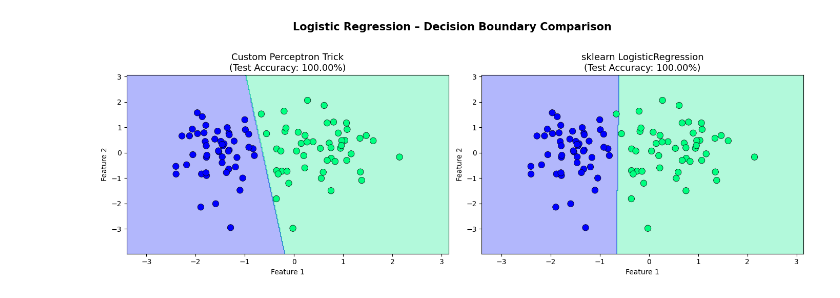
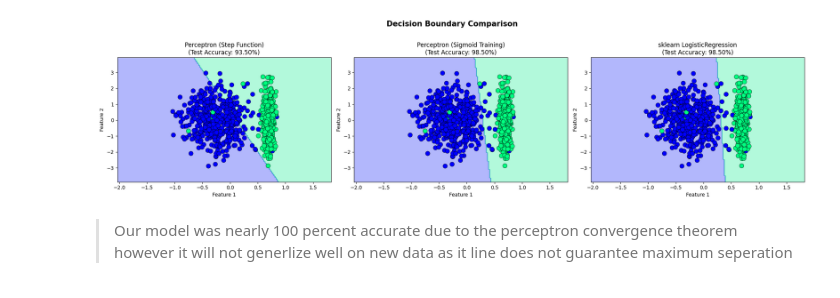
Before and after one commit to moksh-m9u/Machine-Learning, a Jupyter notebook: Logistic Regression/01_ImplementationUsingPerceptronTrick.ipynb, the cells around one changed output. Cells and saved outputs as stored; diff of their text form; code cells hidden in the pictures.

Commit message:
refactor: implemented perceptron trick using both step and sigmoid function and compared it with sklearn's logistic regression classifier

```diff
--- a/Logistic Regression/01_ImplementationUsingPerceptronTrick.ipynb
+++ b/Logistic Regression/01_ImplementationUsingPerceptronTrick.ipynb
@@ -7,5 +15,5 @@ from sklearn.linear_model import LogisticRegression
 # %%
-X, y = make_classification(n_samples=100, n_features=2, n_informative=1,n_redundant=0,n_classes=2, n_clusters_per_class=1, random_state=41,hypercube=False,class_sep=10)
+X, y = make_classification(n_samples=1000, n_features=2, n_informative=1,n_redundant=0,n_classes=2, n_clusters_per_class=1, random_state=42,hypercube=False,class_sep=1)
 # %%
 X.shape
 # %% [output]
@@ -38,7 +65,7 @@ class perceptron():
         for i in range(self.epochs):
             j=np.random.randint(0,X.shape[0])
             y_hat=step(np.dot(X[j],self.weights))
-            self.weights=self.weights+self.learning_rate* (y[j]-y_hat)*X[j]
+            self.weights=self.weights + self.learning_rate* (y_train[j]-y_hat)*X[j]
         return self.weights[0] , self.weights[1:]
     def predict(self, X):
         X = np.insert(X, 0, 1, axis=1)
@@ -45,0 +78,3 @@ class perceptron():
+# %%
+def sigmoid(z):
+    return 1/(1+np.exp(-z))
@@ -47,7 +101,16 @@ class perceptron():
 from sklearn.model_selection import train_test_split
 X_train, X_test, y_train, y_test = train_test_split(X, y, test_size=0.2, random_state=42)
 clf = perceptron(learning_rate=0.1, epochs=1000)
+
+sigper= perceptron_sigmoid(learning_rate=0.1, epochs=1000)
+
+bias_sigmoid, weights_sigmoid= sigper.fit(X_train,y_train)
+
 bias, weights = clf.fit(X_train, y_train)
 print(f"Bias (w0)  : {bias:.4f}")
 print(f"Weights    : {weights}")
+
+bia_sigmoid, weights_sigmoid = clf.fit(X_train, y_train)
+print(f"Bias for sigmoid(w0)  : {bias_sigmoid:.4f}")
+print(f"Weights  for sigmoid  : {weights_sigmoid}")
 # %% [output]
@@ -71,46 +155,40 @@ sklearn LogisticRegression : 100.00%
 # %%
-def plot_decision_boundary(clf_custom, clf_sklearn, X, y):
+def plot_decision_boundary(clf_custom, clf_sigmoid, clf_sklearn, X, y):
     h = 0.02
     x_min, x_max = X[:, 0].min() - 1, X[:, 0].max() + 1
     y_min, y_max = X[:, 1].min() - 1, X[:, 1].max() + 1
     xx, yy = np.meshgrid(np.arange(x_min, x_max, h),
                          np.arange(y_min, y_max, h))
     grid = np.c_[xx.ravel(), yy.ravel()]
 
     Z_custom  = clf_custom.predict(grid).reshape(xx.shape)
+    Z_sigmoid = clf_sigmoid.predict(grid).reshape(xx.shape)
     Z_sklearn = clf_sklearn.predict(grid).reshape(xx.shape)
 
-    fig, axes = plt.subplots(1, 2, figsize=(14, 5))
+    fig, axes = plt.subplots(1, 3, figsize=(20, 5))
 
-    # Custom Perceptron
-    axes[0].contourf(xx, yy, Z_custom, alpha=0.3, cmap='winter')
-    axes[0].scatter(X[:, 0], X[:, 1], c=y, cmap='winter',
-                    s=80, edgecolors='k', linewidths=0.5)
-    axes[0].set_title(
-        f'Custom Perceptron Trick\n'
-        f'(Test Accuracy: {accuracy_score(y_test, clf_custom.predict(X_test))*100:.2f}%)',
-        fontsize=13
-    )
-    axes[0].set_xlabel('Feature 1')
-    axes[0].set_ylabel('Feature 2')
+    configs = [
+        (axes[0], Z_custom,  clf_custom,  'Perceptron (Step Function)'),
+        (axes[1], Z_sigmoid, clf_sigmoid, 'Perceptron (Sigmoid Training)'),
+        (axes[2], Z_sklearn, clf_sklearn, 'sklearn LogisticRegression'),
+    ]
 
-    # sklearn LogisticRegression
-    axes[1].contourf(xx, yy, Z_sklearn, alpha=0.3, cmap='winter')
-    axes[1].scatter(X[:, 0], X[:, 1], c=y, cmap='winter',
-                    s=80, edgecolors='k', linewidths=0.5)
-    axes[1].set_title(
-        f'sklearn LogisticRegression\n'
-        f'(Test Accuracy: {accuracy_score(y_test, clf_sklearn.predict(X_test))*100:.2f}%)',
-        fontsize=13
-    )
-    axes[1].set_xlabel('Feature 1')
-    axes[1].set_ylabel('Feature 2')
+    for ax, Z, clf, title in configs:
+        ax.contourf(xx, yy, Z, alpha=0.3, cmap='winter')
+        ax.scatter(X[:, 0], X[:, 1], c=y, cmap='winter',
+                   s=80, edgecolors='k', linewidths=0.5)
+        acc = accuracy_score(y_test, clf.predict(X_test)) * 100
+        ax.set_title(f'{title}\n(Test Accuracy: {acc:.2f}%)', fontsize=12)
+        ax.set_xlabel('Feature 1')
+        ax.set_ylabel('Feature 2')
 
-    plt.suptitle('Logistic Regression – Decision Boundary Comparison',
+    plt.suptitle('Decision Boundary Comparison',
                  fontsize=15, fontweight='bold', y=1.02)
     plt.tight_layout()
     plt.show()
 
-plot_decision_boundary(clf, lr, X, y)
+plot_decision_boundary(clf, sigper, lr, X, y)
 # %% [output]
-[figure, old version]
+[figure, new version]
+# %% [markdown]
+> Our model was nearly 100 percent accurate due to the perceptron convergence theorem however it will not generlize well on new data as it line does not guarantee maximum seperation
```
Also changed, not shown: parts of 20 cells of this notebook, 1 other file.
